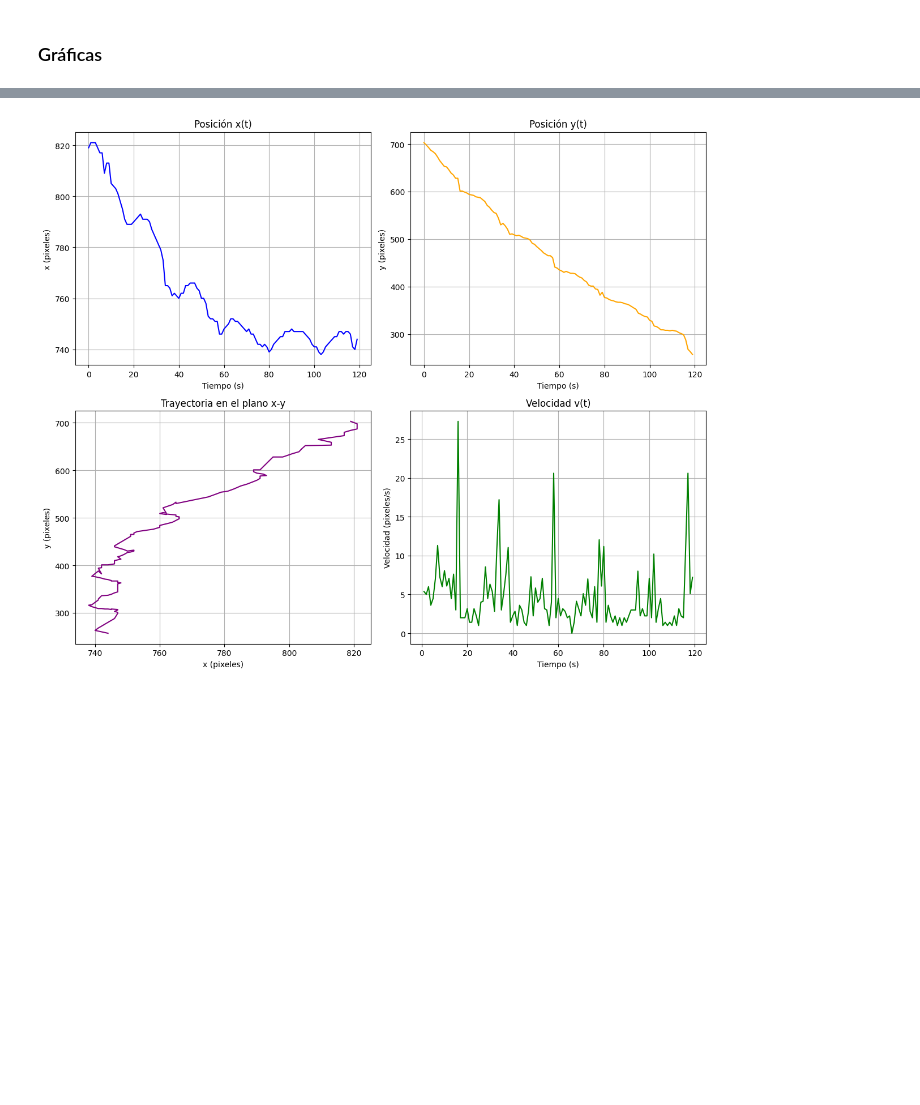
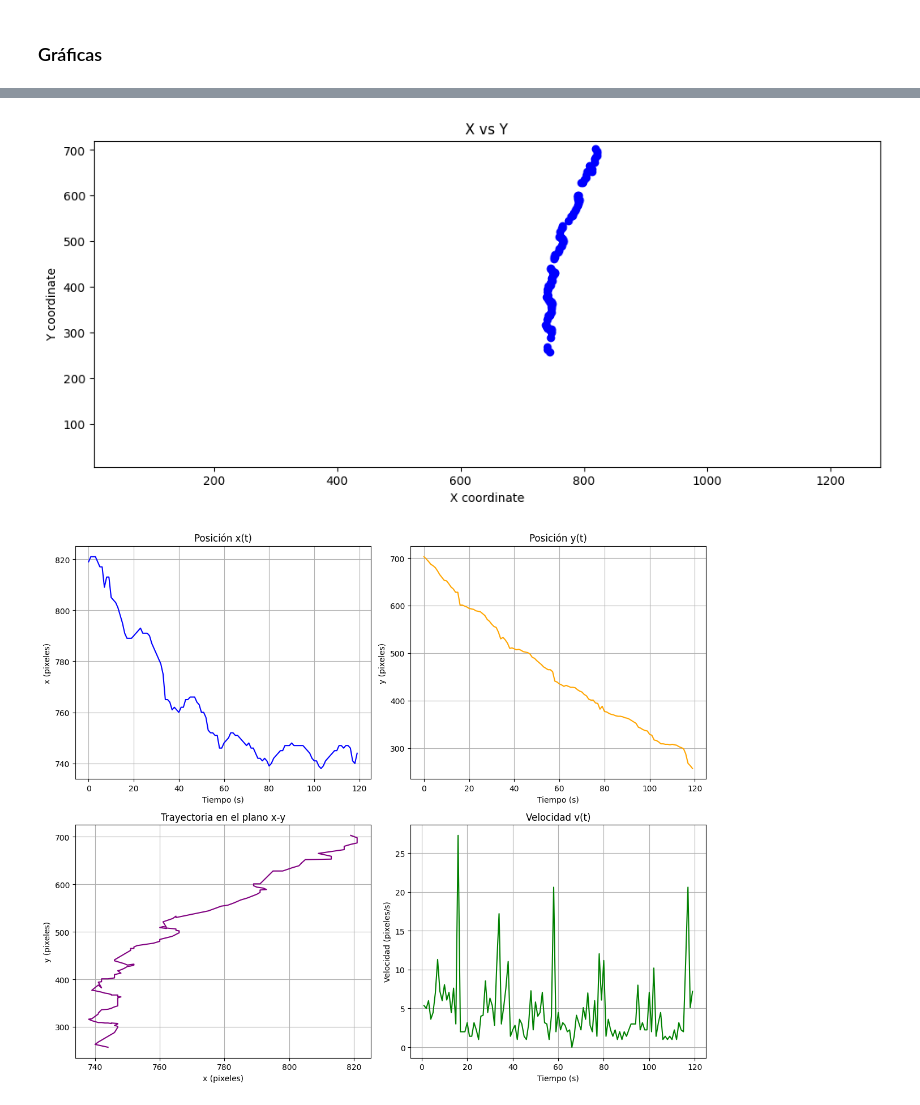
Before and after one commit to MediaMind-ULPGC/P07, a Jupyter notebook: yolo_version/yolo_p07.ipynb, the cells around one changed output, grey strips where cells are left out. Cells and saved outputs as stored; diff of their text form; code cells hidden in the pictures; blank space fills up the shorter version.

```diff
--- a/yolo_version/yolo_p07.ipynb
+++ b/yolo_version/yolo_p07.ipynb
@@ -120,3 +171,19 @@ Time spent: 6.113885263601939 minutes
+# %%
+video = cv.VideoCapture("../videos/people2.mp4")
+fps = video.get(cv.CAP_PROP_FPS)
+status, img = video.read()
+size=(img.shape[1], img.shape[0])
+
+plt.figure(figsize=(12, 5))
+plt.plot(person.x_skip, person.y_skip, label="x(t)", color="blue", marker='o', linestyle='')
+plt.xlabel("X coordinate")
+plt.ylabel("Y coordinate")
+plt.title("X vs Y")
+plt.xlim(5, size[0])
+plt.ylim(5, size[1])
+plt.show()
+# %% [output]
+[figure, added]
 # %%
 time = [i for i in range(len(person.x))]
 # %%
```
Also changed, not shown: parts of 5 cells of this notebook, 5 other files.
